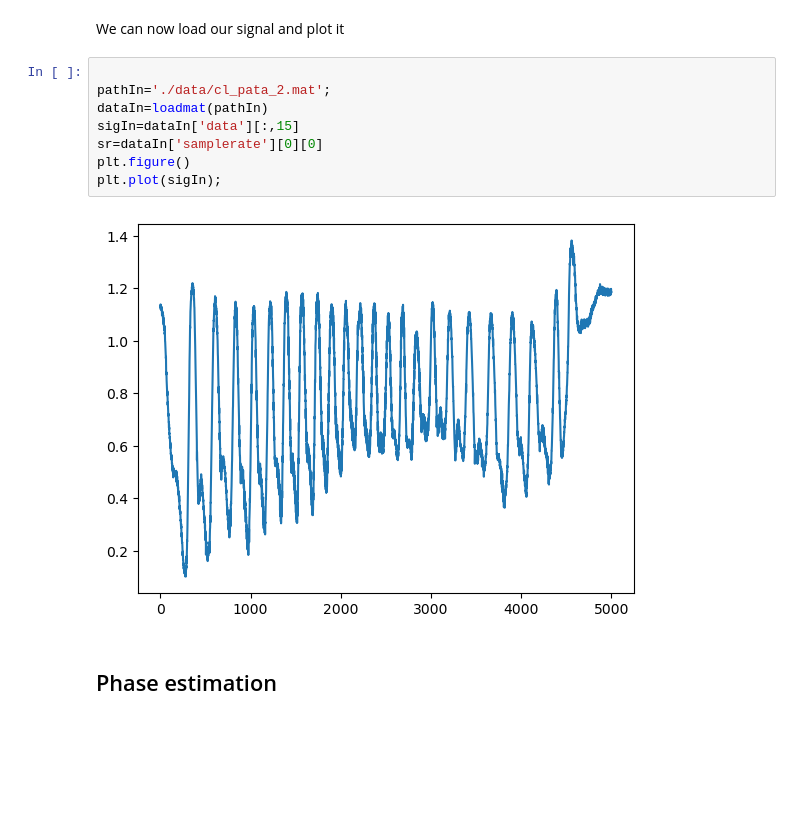
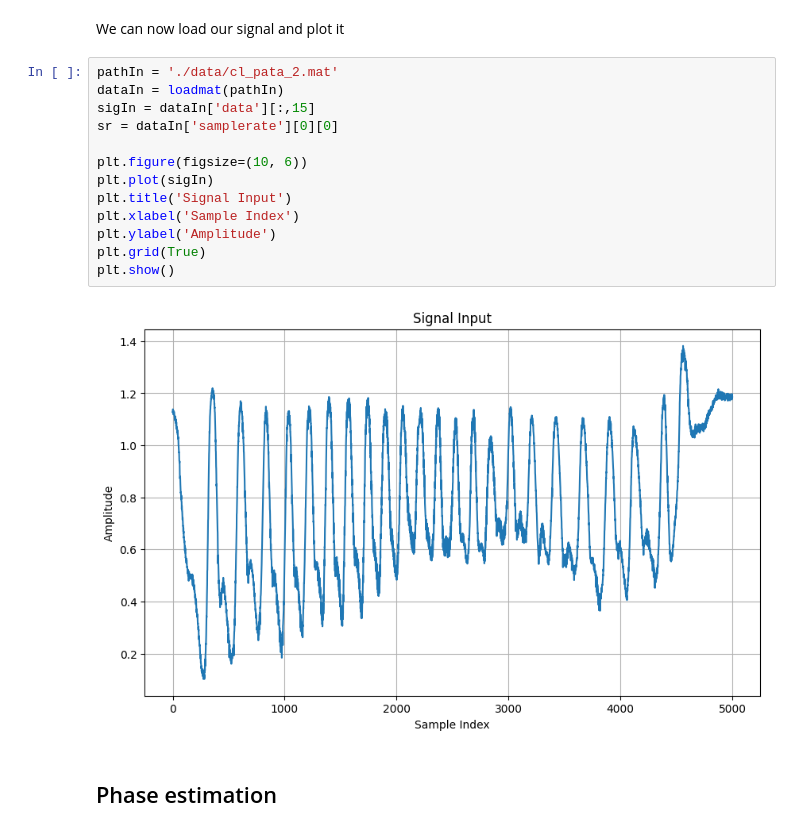
Before and after one commit to byronthecoder/Get_Phase_Tools, a Jupyter notebook: paper_example_application.ipynb, the cells around one changed output. Saved outputs shown, nothing was run; the diff lists cells and outputs as text; blank space fills up the shorter version.

```diff
--- a/paper_example_application.ipynb
+++ b/paper_example_application.ipynb
@@ -17,15 +17,20 @@ from scipy import signal
 # %% [markdown]
 We can now load our signal and plot it
 # %%
+pathIn = './data/cl_pata_2.mat'
+dataIn = loadmat(pathIn)
+sigIn = dataIn['data'][:,15]
+sr = dataIn['samplerate'][0][0]
 
-pathIn='./data/cl_pata_2.mat';
-dataIn=loadmat(pathIn)
-sigIn=dataIn['data'][:,15]
-sr=dataIn['samplerate'][0][0]
-plt.figure()
-plt.plot(sigIn);
+plt.figure(figsize=(10, 6))
+plt.plot(sigIn)
+plt.title('Signal Input')
+plt.xlabel('Sample Index')
+plt.ylabel('Amplitude')
+plt.grid(True)
+plt.show()
 # %% [output]
-[figure, old version]
+[figure, new version]
 # %% [markdown]
 ## Phase estimation
 # %% [markdown]
```
Also changed, not shown: parts of 2 cells of this notebook.
